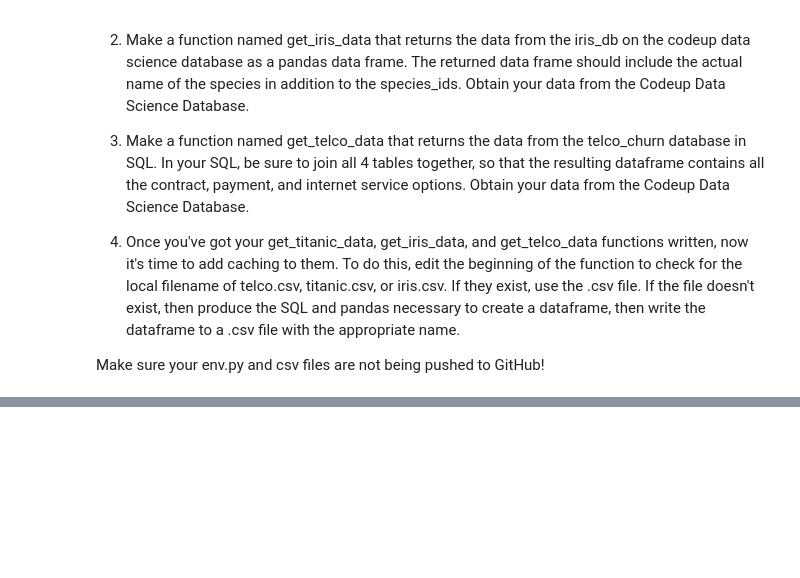
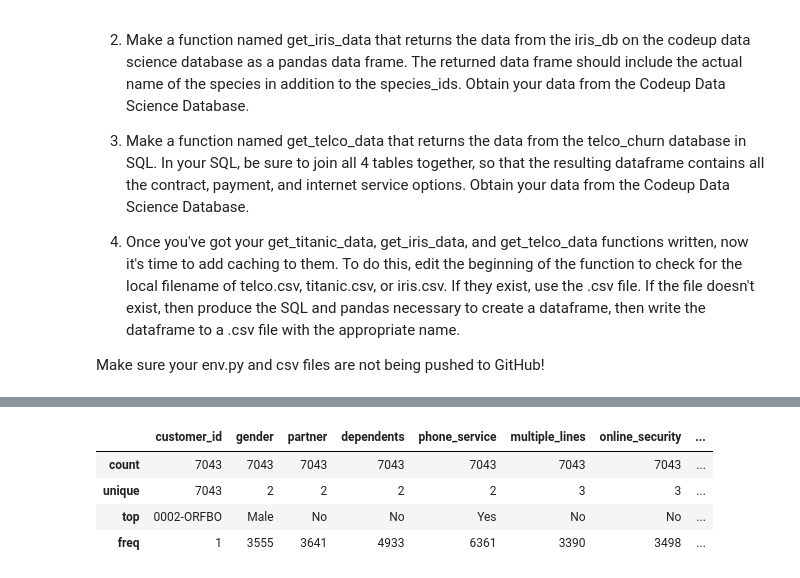
Before and after one commit to rachelrobbinsmayhill/classification-exercises, a Jupyter notebook: classification_exercises.ipynb, the cells around one changed output, grey strips where cells are left out. Cells and saved outputs as stored; diff of their text form; code cells hidden in the pictures; blank space fills up the shorter version.

```diff
--- a/classification_exercises.ipynb
+++ b/classification_exercises.ipynb
@@ -465,0 +543,2 @@ get_telco_data()
+# %%
+catcols = [col for col in df.columns if df[col].dtype == 'O']
@@ -465,0 +561,8 @@ get_telco_data()
+# %%
+df[catcols].describe()
+# %% [output]
+|  | customer_id | gender | partner | dependents | phone_service | multiple_lines | online_security | ... |
+| count | 7043 | 7043 | 7043 | 7043 | 7043 | 7043 | 7043 | ... |
+| unique | 7043 | 2 | 2 | 2 | 2 | 3 | 3 | ... |
+| top | 0002-ORFBO | Male | No | No | Yes | No | No | ... |
+| freq | 1 | 3555 | 3641 | 4933 | 6361 | 3390 | 3498 | ... |
```
Also changed, not shown: parts of 95 cells of this notebook, 1 other file.
